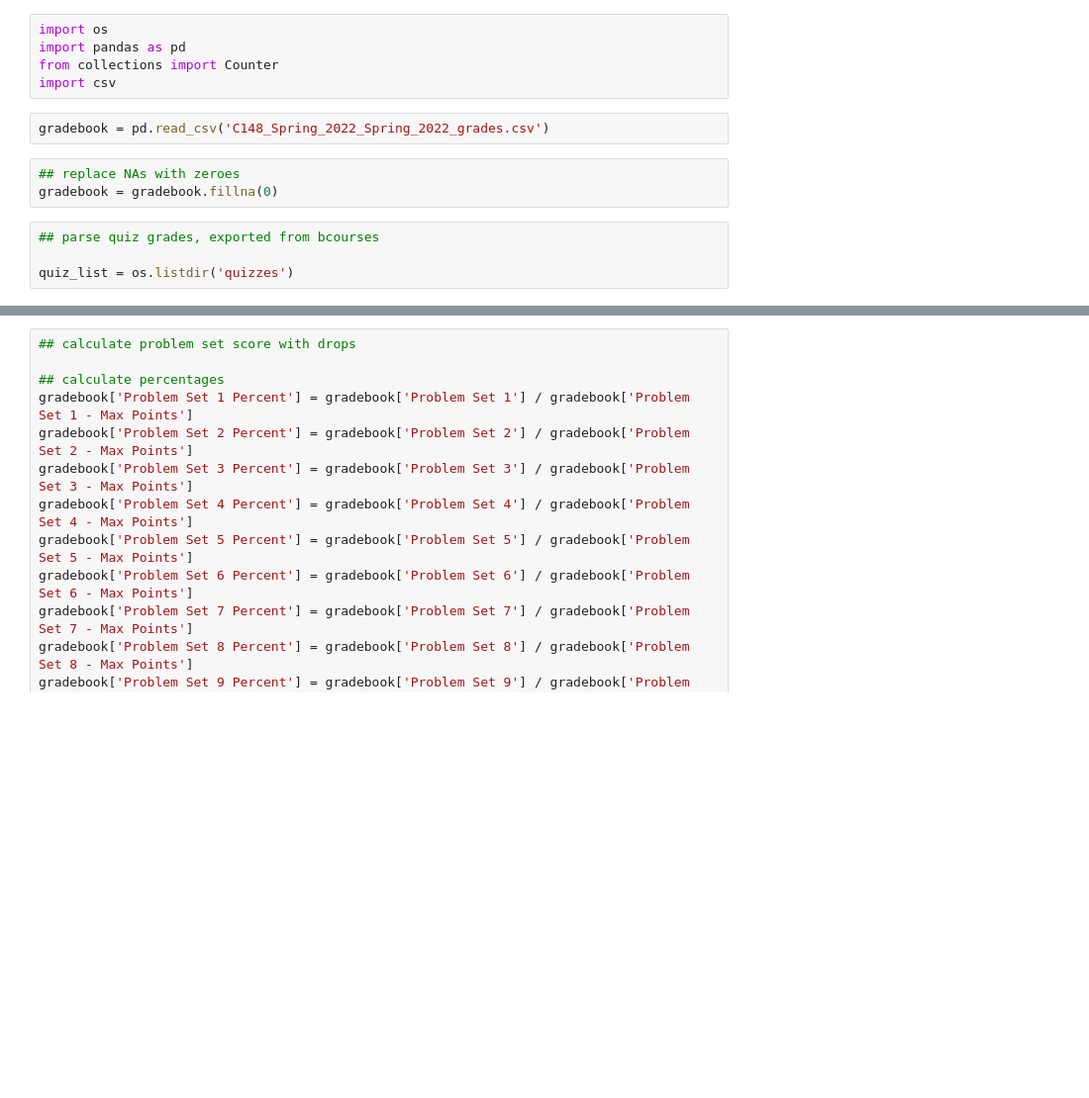
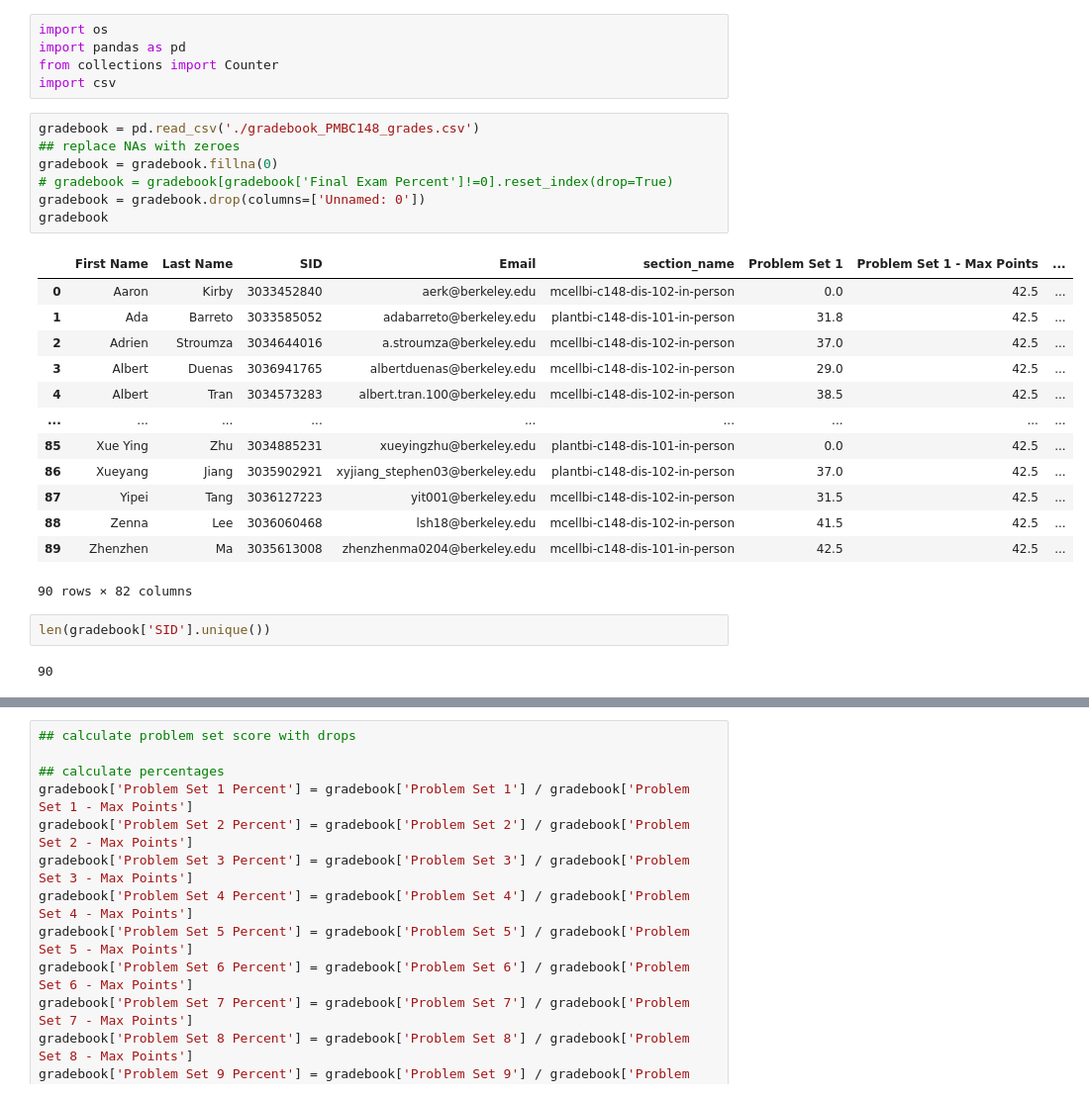
Before and after one commit to pierrj/pmbc148_repo, a Jupyter notebook: gradebook_script.ipynb, the cells around one changed output, grey strips where cells are left out. Shown at 99% size. Cells and saved outputs as stored; diff of their text form; blank space fills up the shorter version.

```diff
--- a/gradebook_script.ipynb
+++ b/gradebook_script.ipynb
@@ -3,12 +3,28 @@ import os
 import pandas as pd
 from collections import Counter
 import csv
-# %%
-gradebook = pd.read_csv('C148_Spring_2022_Spring_2022_grades.csv')
-# %%
-## replace NAs with zeroes
-gradebook = gradebook.fillna(0)
-# %%
-## parse quiz grades, exported from bcourses
-
-quiz_list = os.listdir('quizzes')
+# %%
+gradebook = pd.read_csv('./gradebook_PMBC148_grades.csv')
+## replace NAs with zeroes
+gradebook = gradebook.fillna(0)
+# gradebook = gradebook[gradebook['Final Exam Percent']!=0].reset_index(drop=True)
+gradebook = gradebook.drop(columns=['Unnamed: 0'])
+gradebook
+# %% [output]
+|  | First Name | Last Name | SID | Email | section_name | Problem Set 1 | Problem Set 1 - Max Points | ... |
+| 0 | Aaron | Kirby | 3033452840 | aerk@berkeley.edu | mcellbi-c148-dis-102-in-person | 0.0 | 42.5 | ... |
+| 1 | Ada | Barreto | 3033585052 | adabarreto@berkeley.edu | plantbi-c148-dis-101-in-person | 31.8 | 42.5 | ... |
+| 2 | Adrien | Stroumza | 3034644016 | a.stroumza@berkeley.edu | mcellbi-c148-dis-102-in-person | 37.0 | 42.5 | ... |
+| 3 | Albert | Duenas | 3036941765 | albertduenas@berkeley.edu | mcellbi-c148-dis-102-in-person | 29.0 | 42.5 | ... |
+| 4 | Albert | Tran | 3034573283 | albert.tran.100@berkeley.edu | mcellbi-c148-dis-102-in-person | 38.5 | 42.5 | ... |
+| ... | ... | ... | ... | ... | ... | ... | ... | ... |
+| 85 | Xue Ying | Zhu | 3034885231 | xueyingzhu@berkeley.edu | plantbi-c148-dis-101-in-person | 0.0 | 42.5 | ... |
+| 86 | Xueyang | Jiang | 3035902921 | xyjiang_stephen03@berkeley.edu | plantbi-c148-dis-102-in-person | 37.0 | 42.5 | ... |
+| 87 | Yipei | Tang | 3036127223 | yit001@berkeley.edu | mcellbi-c148-dis-102-in-person | 31.5 | 42.5 | ... |
+| 88 | Zenna | Lee | 3036060468 | lsh18@berkeley.edu | mcellbi-c148-dis-102-in-person | 41.5 | 42.5 | ... |
+| 89 | Zhenzhen | Ma | 3035613008 | zhenzhenma0204@berkeley.edu | mcellbi-c148-dis-101-in-person | 42.5 | 42.5 | ... |
+90 rows × 82 columns
+# %%
+len(gradebook['SID'].unique())
+# %% [output]
+90
```
Also changed, not shown: parts of 12 cells of this notebook.
